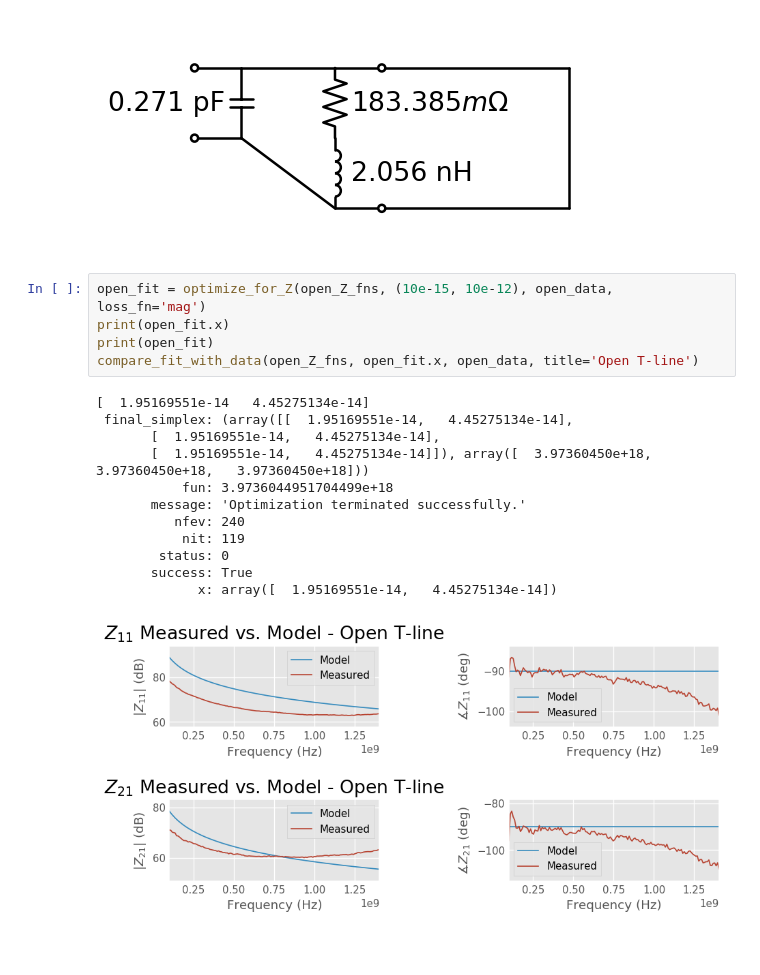
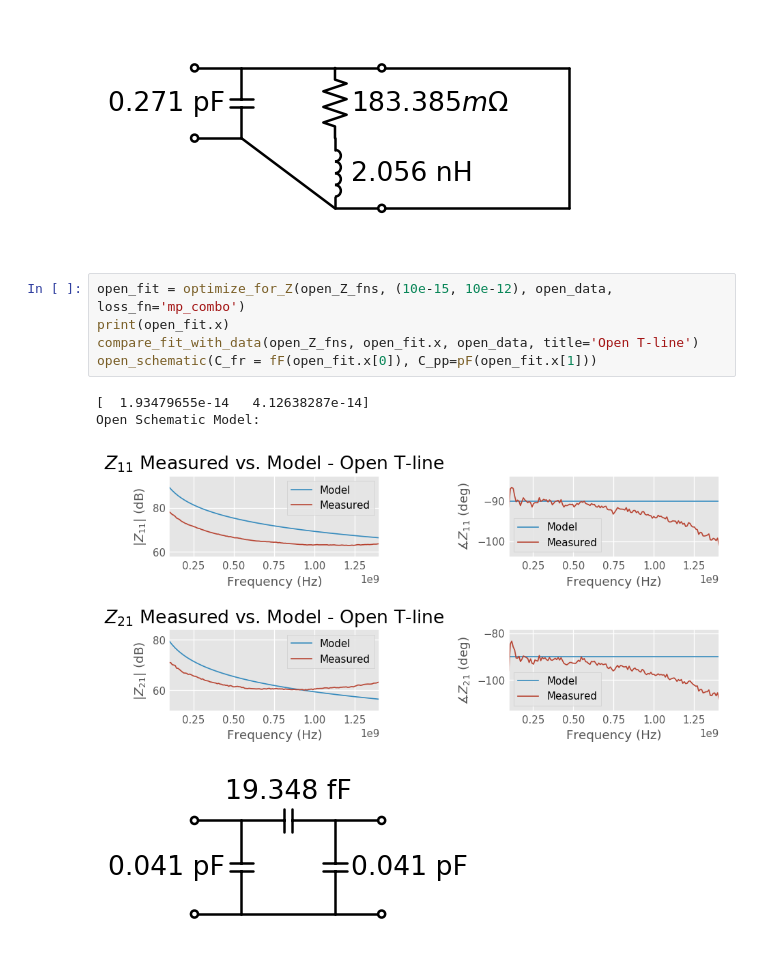
Before and after one commit to vighneshiyer/ee142_labs, a Jupyter notebook: lab1_redux/Lab1_Notebook.ipynb, the cells around one changed output. Saved outputs shown, nothing was run; the diff lists cells and outputs as text; blank space fills up the shorter version.

```diff
--- a/lab1_redux/Lab1_Notebook.ipynb
+++ b/lab1_redux/Lab1_Notebook.ipynb
@@ -328,21 +358,13 @@ SMA Dummy Short Schematic Model:
 [figure]
 [figure]
 # %%
-open_fit = optimize_for_Z(open_Z_fns, (10e-15, 10e-12), open_data, loss_fn='mag')
+open_fit = optimize_for_Z(open_Z_fns, (10e-15, 10e-12), open_data, loss_fn='mp_combo')
 print(open_fit.x)
-print(open_fit)
 compare_fit_with_data(open_Z_fns, open_fit.x, open_data, title='Open T-line')
+open_schematic(C_fr = fF(open_fit.x[0]), C_pp=pF(open_fit.x[1]))
 # %% [output]
-[  1.95169551e-14   4.45275134e-14]
- final_simplex: (array([[  1.95169551e-14,   4.45275134e-14],
-       [  1.95169551e-14,   4.45275134e-14],
-       [  1.95169551e-14,   4.45275134e-14]]), array([  3.97360450e+18,   3.97360450e+18,   3.97360450e+18]))
-           fun: 3.9736044951704499e+18
-       message: 'Optimization terminated successfully.'
-          nfev: 240
-           nit: 119
-        status: 0
-       success: True
-             x: array([  1.95169551e-14,   4.45275134e-14])
+[  1.93479655e-14   4.12638287e-14]
+Open Schematic Model:
 [figure]
+[figure, added]
 # %%
```
Also changed, not shown: parts of 9 cells of this notebook, 2 other files.
